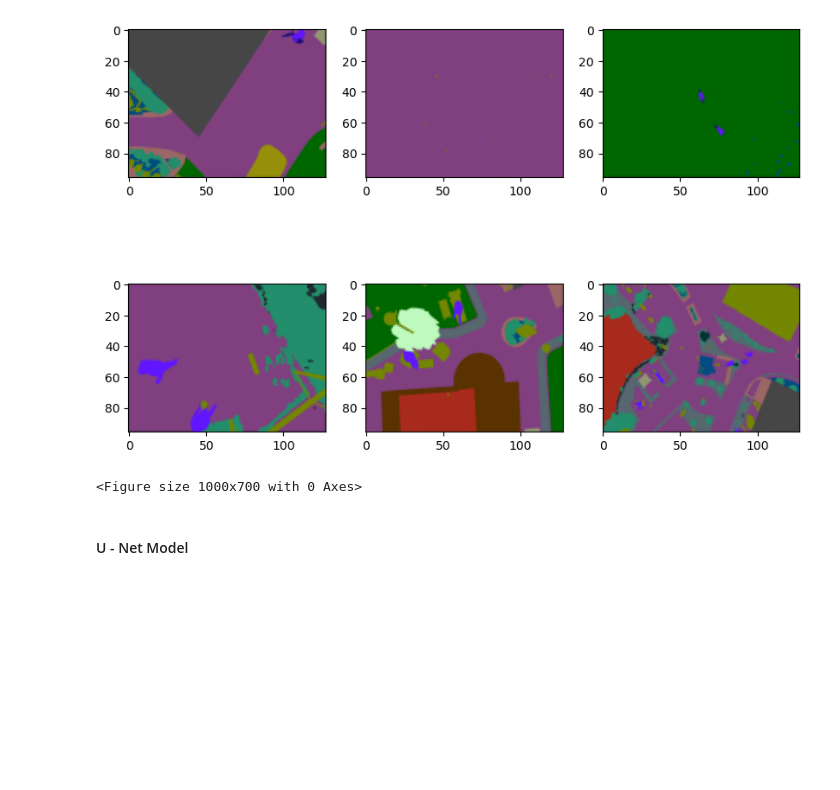
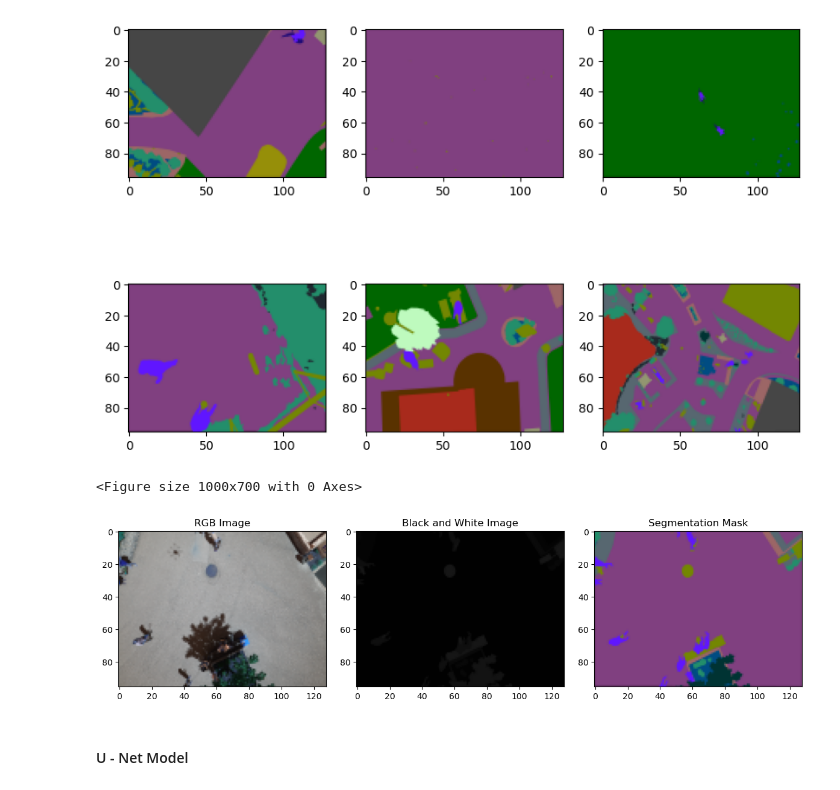
Before and after one commit to DonMMK/aerial-semantic-segmentation, a Jupyter notebook: U_net_model.ipynb, the cells around one changed output. Saved outputs shown, nothing was run; the diff lists cells and outputs as text; code cells hidden in the pictures; blank space fills up the shorter version.

```diff
--- a/U_net_model.ipynb
+++ b/U_net_model.ipynb
@@ -347,6 +356,29 @@ rows = 2
 [figure]
 [figure]
 <Figure size 1000x700 with 0 Axes>
+# %%
+# Create a figure with subplots to display the images
+fig, axes = plt.subplots(1, 3, figsize=(12, 4))
+
+# Plot RGB image
+axes[0].imshow(resized_rgb_images[0])
+axes[0].set_title("RGB Image")
+
+# Plot black and white image
+axes[1].imshow(resized_bw_images[0])
+axes[1].set_title("Black and White Image")
+
+# Plot color mask
+axes[2].imshow(resized_color_masks[0])
+axes[2].set_title("Segmentation Mask")
+
+# Adjust spacing between subplots
+plt.tight_layout()
+
+# Show the plot
+plt.show()
+# %% [output]
+[figure, added]
 # %% [markdown]
 #### U - Net Model
 # %%
```
Also changed, not shown: parts of 11 cells of this notebook.
